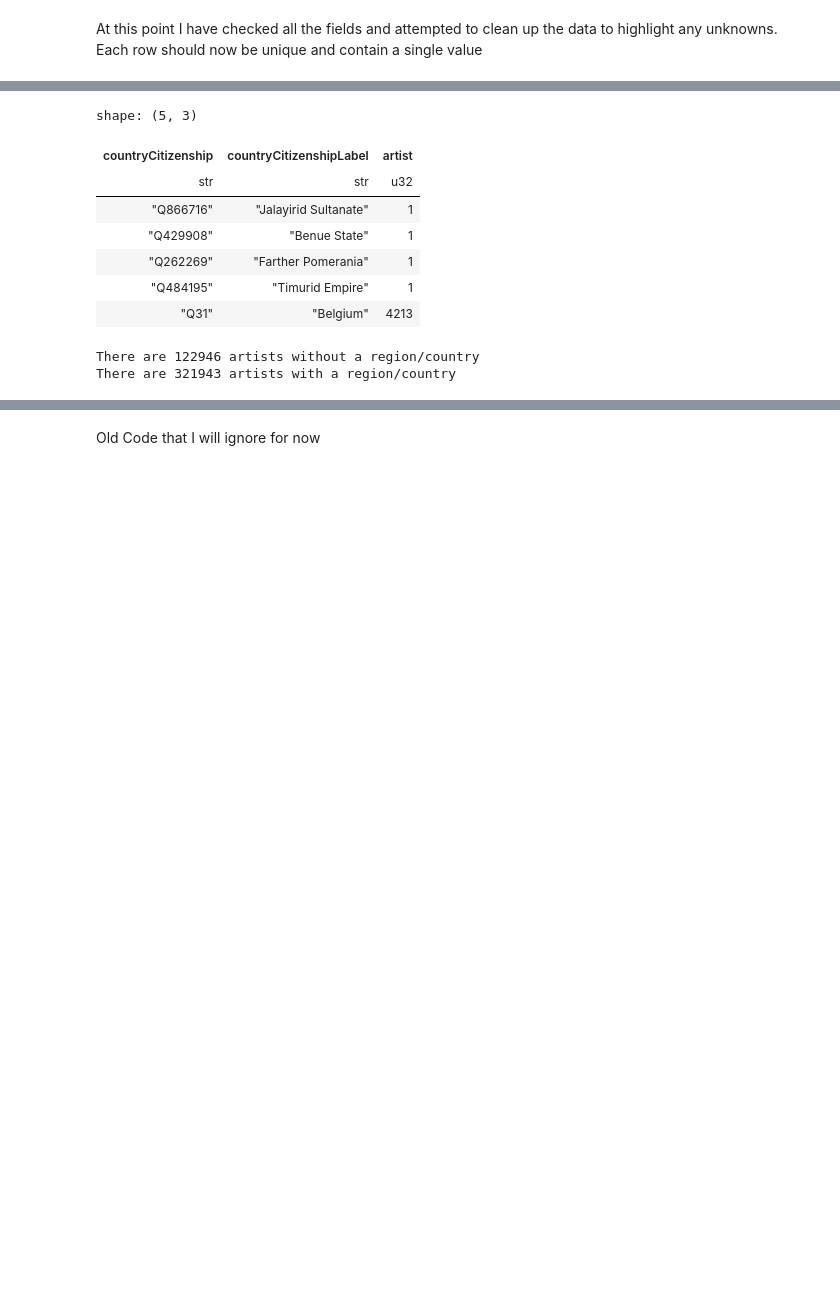
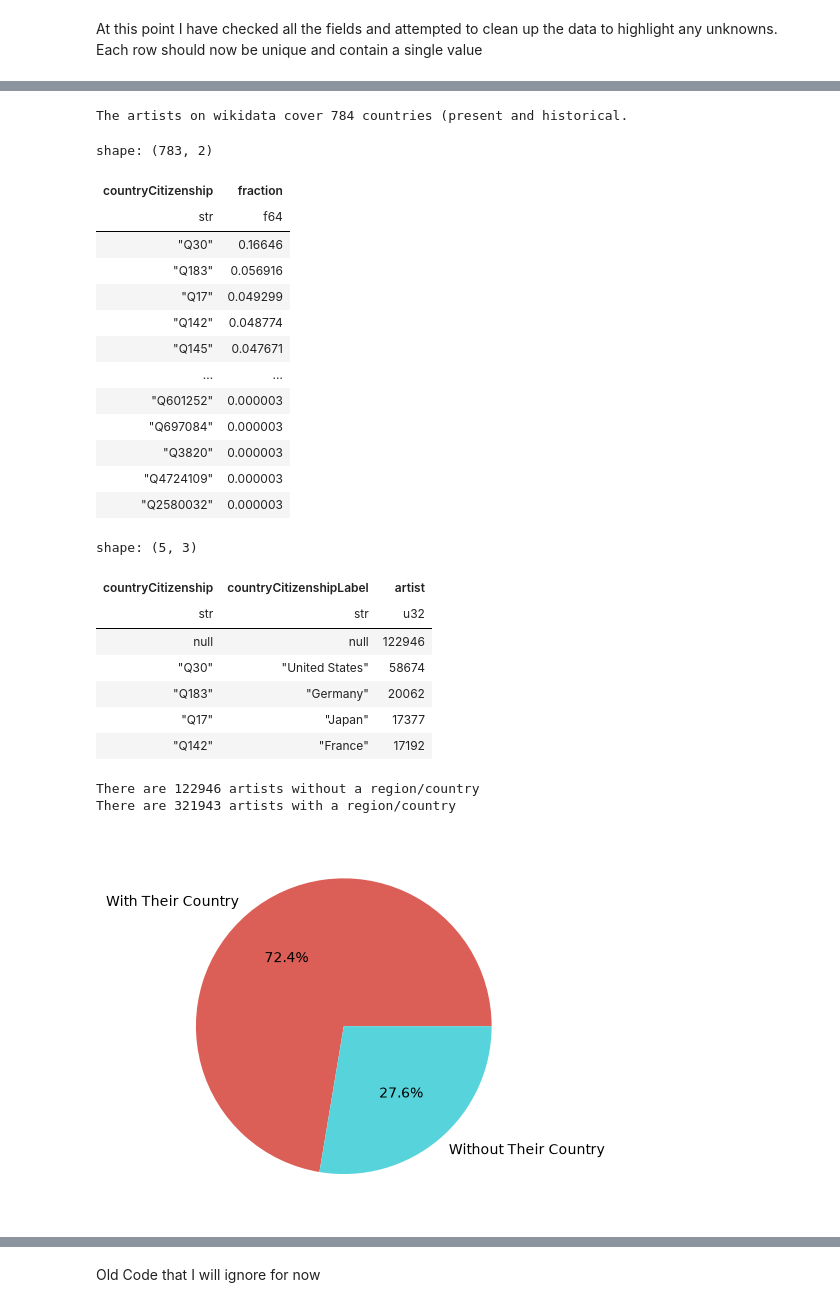
Before and after one commit to malik-files/MScDiss_IGASTNBK_, a Jupyter notebook: Main Code/cleaning_inspecting_labelling_Wikidata_artists.ipynb, the cells around one changed output, grey strips where cells are left out. Drawn from its saved outputs; the diff is of its cells as text; code cells hidden in the pictures; blank space fills up the shorter version.

Commit message:
GETTING charts and making data

```diff
--- a/Main Code/cleaning_inspecting_labelling_Wikidata_artists.ipynb
+++ b/Main Code/cleaning_inspecting_labelling_Wikidata_artists.ipynb
@@ -356,31 +562,53 @@ shape: (30, 2)
 # %%
 #Look at the region/country split of the data
 regions = artistDF.select(
     pl.col("artist"),
     pl.col("countryCitizenship"),
     pl.col("countryCitizenshipLabel"),
 ).unique()
-regionsGrouped = regions.group_by(["countryCitizenship", "countryCitizenshipLabel"]).agg(pl.col("artist").count())
+
+print(f"The artists on wikidata cover {len(regions["countryCitizenship"].unique())} countries (present and historical.")
+regionsGrouped = regions.group_by(["countryCitizenship", "countryCitizenshipLabel"]).agg(pl.col("artist").count()).sort(by=pl.col("artist"),descending=True)
+regionsGroupedFRAC = regions["countryCitizenship"].drop_nulls().value_counts(sort=True, normalize=True, name="fraction")
+display(regionsGroupedFRAC)
 regionsGrouped.write_csv("./Visuals Data/artistsGroupedByRegions-Countries.csv", null_value="null/unknown")
-display(regionsGrouped.sample(5))
+display(regionsGrouped.head(5))
 
 countRegionsNull = artistDF.filter(
     pl.col("countryCitizenship").is_null()
 ).select(pl.col("artist")).unique()
 
 countRegionsNotNull = artistDF.filter(
     pl.col("countryCitizenship").is_not_null()
 ).select(pl.col("artist")).unique()
 print(f"There are {len(countRegionsNull)} artists without a region/country")
 print(f"There are {len(countRegionsNotNull)} artists with a region/country")
+
+makePieChart(["With Their Country", "Without Their Country"],[len(countRegionsNotNull),len(countRegionsNull)],"Artists With and Without Their Country of Citizenship on Wikidata", "hls")
 # %% [output]
-shape: (5, 3)
+The artists on wikidata cover 784 countries (present and historical.
+shape: (783, 2)
-| countryCitizenship | countryCitizenshipLabel | artist |
-| str | str | u32 |
-| "Q866716" | "Jalayirid Sultanate" | 1 |
-| "Q429908" | "Benue State" | 1 |
-| "Q262269" | "Farther Pomerania" | 1 |
-| "Q484195" | "Timurid Empire" | 1 |
-| "Q31" | "Belgium" | 4213 |
+| countryCitizenship | fraction |
+| str | f64 |
+| "Q30" | 0.16646 |
+| "Q183" | 0.056916 |
+| "Q17" | 0.049299 |
+| "Q142" | 0.048774 |
+| "Q145" | 0.047671 |
+| … | … |
+| "Q601252" | 0.000003 |
+| "Q697084" | 0.000003 |
+| "Q3820" | 0.000003 |
+| "Q4724109" | 0.000003 |
+| "Q2580032" | 0.000003 |
-There are 122946 artists without a region/country
-There are 321943 artists with a region/country
+shape: (5, 3)
+| countryCitizenship | countryCitizenshipLabel | artist |
+| str | str | u32 |
+| null | null | 122946 |
+| "Q30" | "United States" | 58674 |
+| "Q183" | "Germany" | 20062 |
+| "Q17" | "Japan" | 17377 |
+| "Q142" | "France" | 17192 |
+There are 122946 artists without a region/country
+There are 321943 artists with a region/country
+[figure, added]
```
Also changed, not shown: parts of 21 cells of this notebook, 15 other files.
